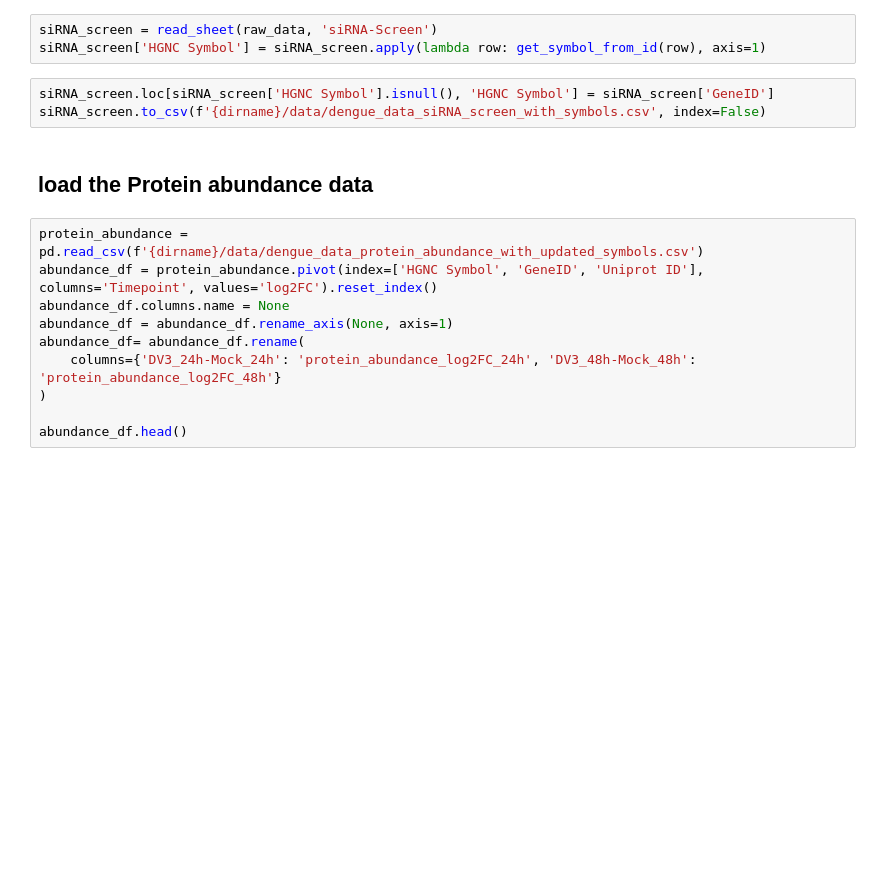
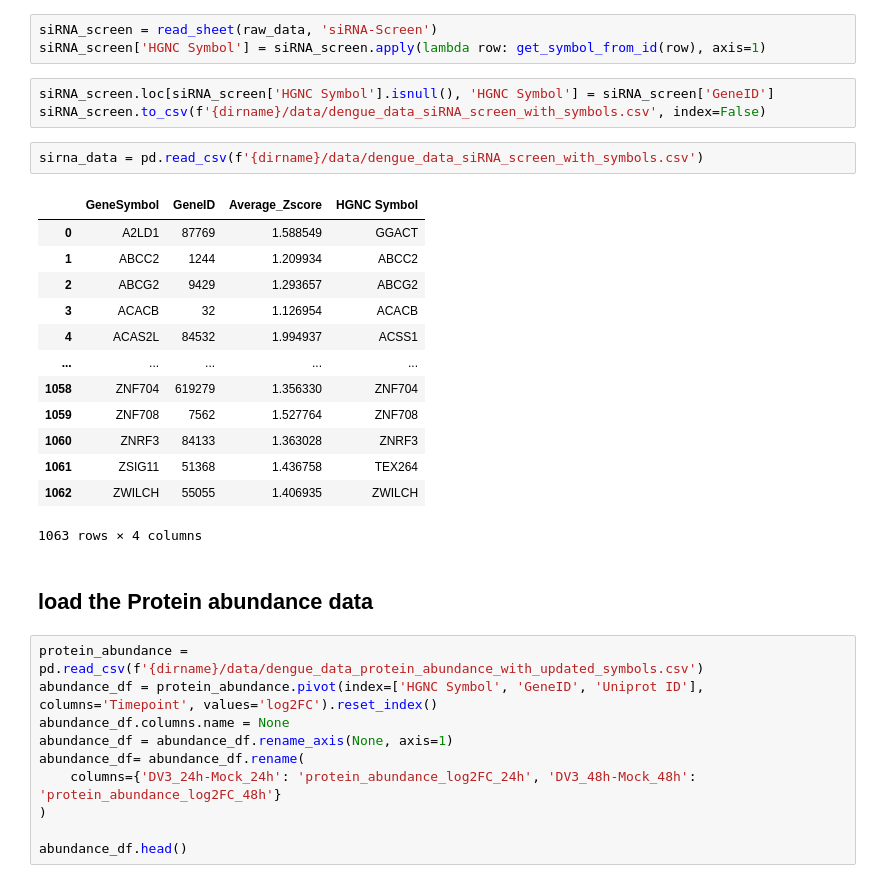
Before and after one commit to idekerlab/agent_evaluation, a Jupyter notebook: notebooks/dengue_data_processing.ipynb, the cells around one changed output. Cells and saved outputs as stored; diff of their text form; blank space fills up the shorter version.

```diff
--- a/notebooks/dengue_data_processing.ipynb
+++ b/notebooks/dengue_data_processing.ipynb
@@ -96,6 +96,22 @@ siRNA_screen['HGNC Symbol'] = siRNA_screen.apply(lambda row: get_symbol_from_id(
 # %%
 siRNA_screen.loc[siRNA_screen['HGNC Symbol'].isnull(), 'HGNC Symbol'] = siRNA_screen['GeneID']
 siRNA_screen.to_csv(f'{dirname}/data/dengue_data_siRNA_screen_with_symbols.csv', index=False)
+# %%
+sirna_data = pd.read_csv(f'{dirname}/data/dengue_data_siRNA_screen_with_symbols.csv')
+# %% [output]
+|  | GeneSymbol | GeneID | Average_Zscore | HGNC Symbol |
+| 0 | A2LD1 | 87769 | 1.588549 | GGACT |
+| 1 | ABCC2 | 1244 | 1.209934 | ABCC2 |
+| 2 | ABCG2 | 9429 | 1.293657 | ABCG2 |
+| 3 | ACACB | 32 | 1.126954 | ACACB |
+| 4 | ACAS2L | 84532 | 1.994937 | ACSS1 |
+| ... | ... | ... | ... | ... |
+| 1058 | ZNF704 | 619279 | 1.356330 | ZNF704 |
+| 1059 | ZNF708 | 7562 | 1.527764 | ZNF708 |
+| 1060 | ZNRF3 | 84133 | 1.363028 | ZNRF3 |
+| 1061 | ZSIG11 | 51368 | 1.436758 | TEX264 |
+| 1062 | ZWILCH | 55055 | 1.406935 | ZWILCH |
+1063 rows × 4 columns
 # %% [markdown]
 ## load the Protein abundance data
 # %%
```
Also changed, not shown: parts of 6 cells of this notebook, 3 other files.
